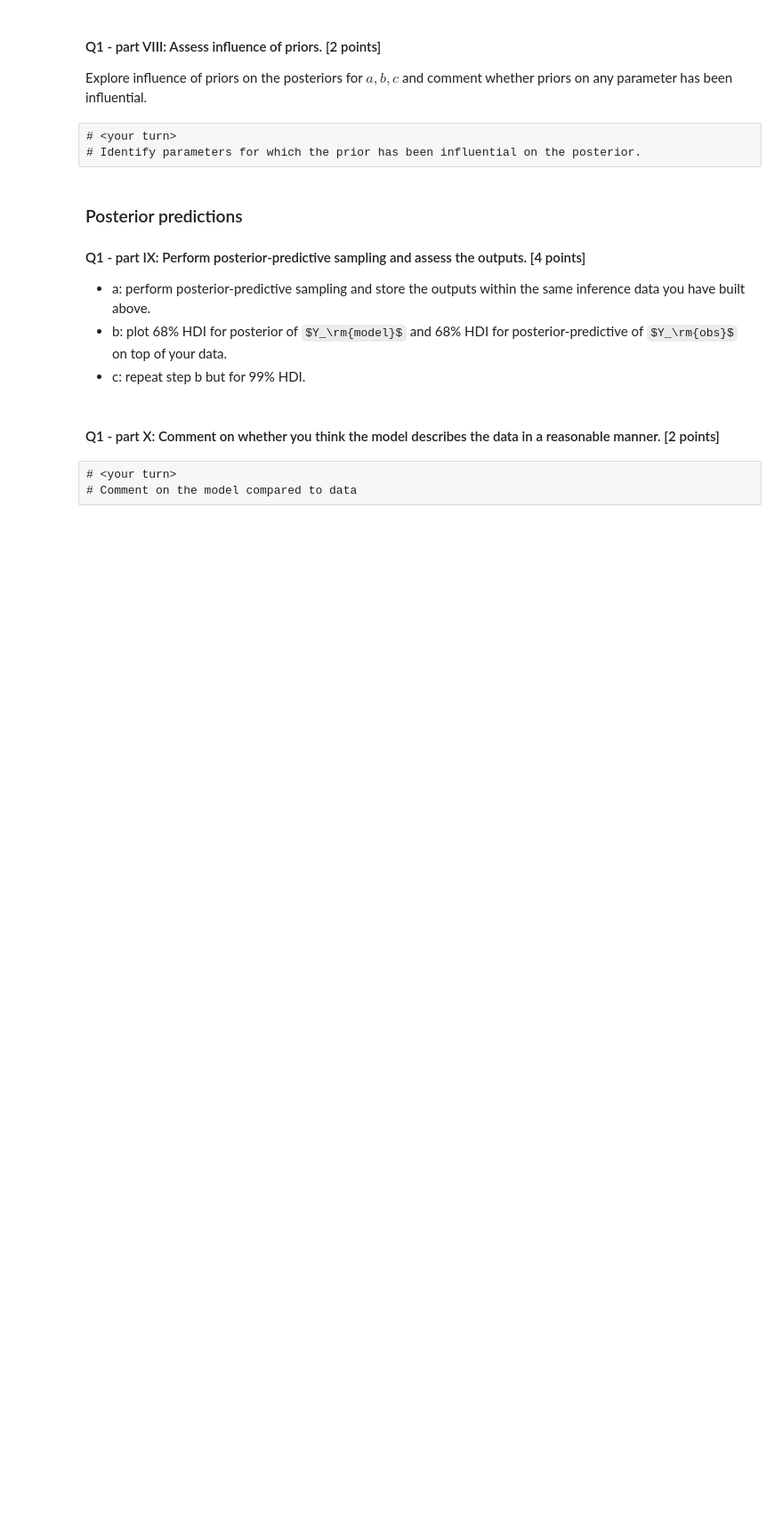
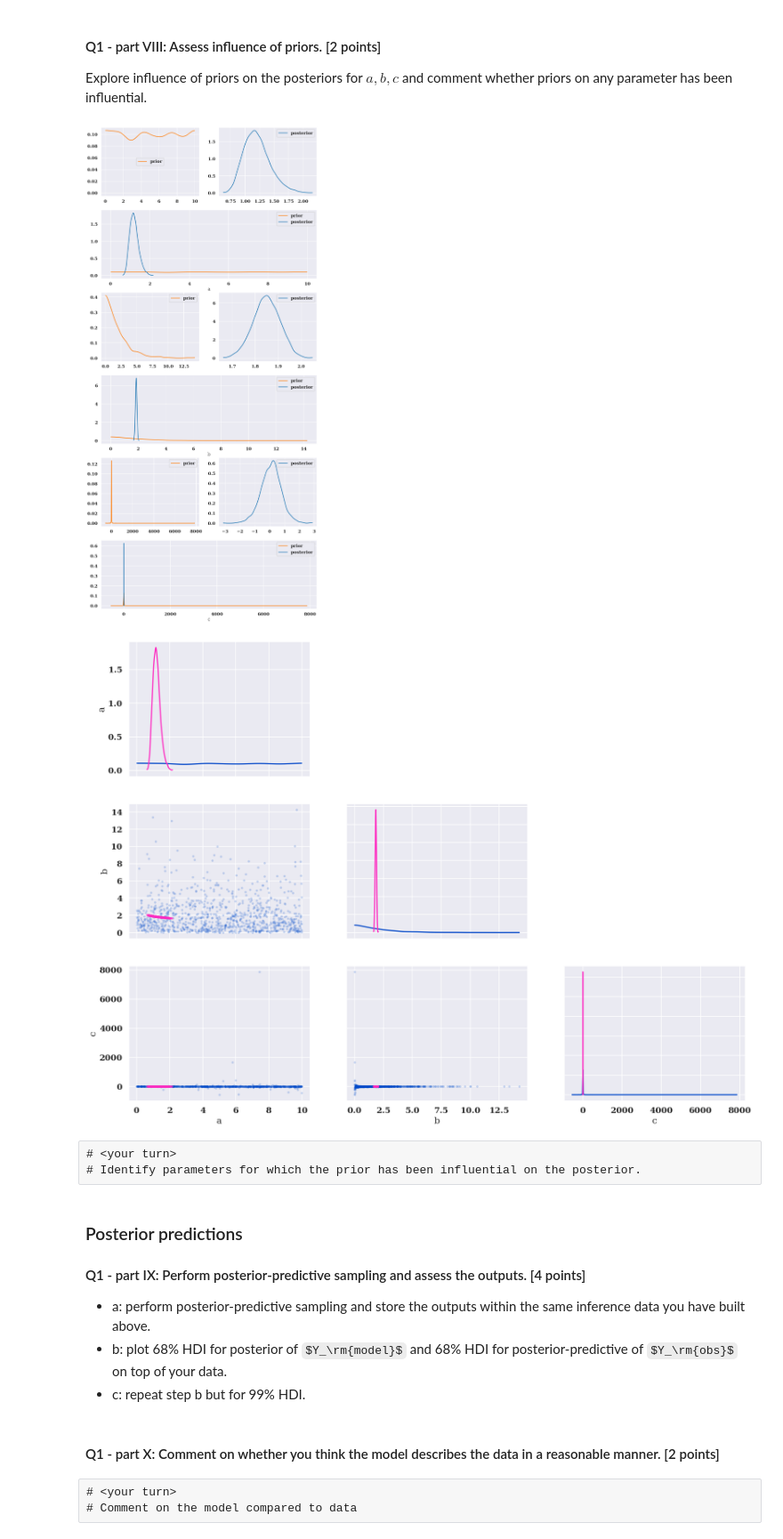
Before and after one commit to bee-undercover/openmp-GOL, a Jupyter notebook: Assignment/Assignment.ipynb, the cells around one changed output. Shown at 89% size. Saved outputs shown, nothing was run; the diff lists cells and outputs as text; code cells hidden in the pictures; some formulas as TeX source; blank space fills up the shorter version.

```diff
--- a/Assignment/Assignment.ipynb
+++ b/Assignment/Assignment.ipynb
@@ -254,6 +294,22 @@ Explore influence of priors on the posteriors for $a,b,c$ and comment whether pr
 q1_mcmc_sample.extend(q1_sample_prior_predictive)
 # %%
 # <your turn>
+az.plot_dist_comparison(q1_mcmc_sample,var_names=['a','b','c']);
+ax_pw = az.plot_pair(q1_mcmc_sample,
+                     group='prior',
+                     marginals=True,
+                     scatter_kwargs={'alpha': 0.2, 'color': colorset[4]},
+                     marginal_kwargs={'color': colorset[4]},var_names=['a','b','c'])
+
+
+az.plot_pair(q1_mcmc_sample,
+             ax=ax_pw,
+             marginals=True,
+             scatter_kwargs={'alpha': 0.2, 'color': colorset[8]},
+             marginal_kwargs={'color': colorset[8]},var_names=['a','b','c']);
+# %% [output]
+[figure, added]
+[figure, added]
 # %% [raw]
 # <your turn>
 # Identify parameters for which the prior has been influential on the posterior.
```
Also changed, not shown: parts of 5 cells of this notebook.
